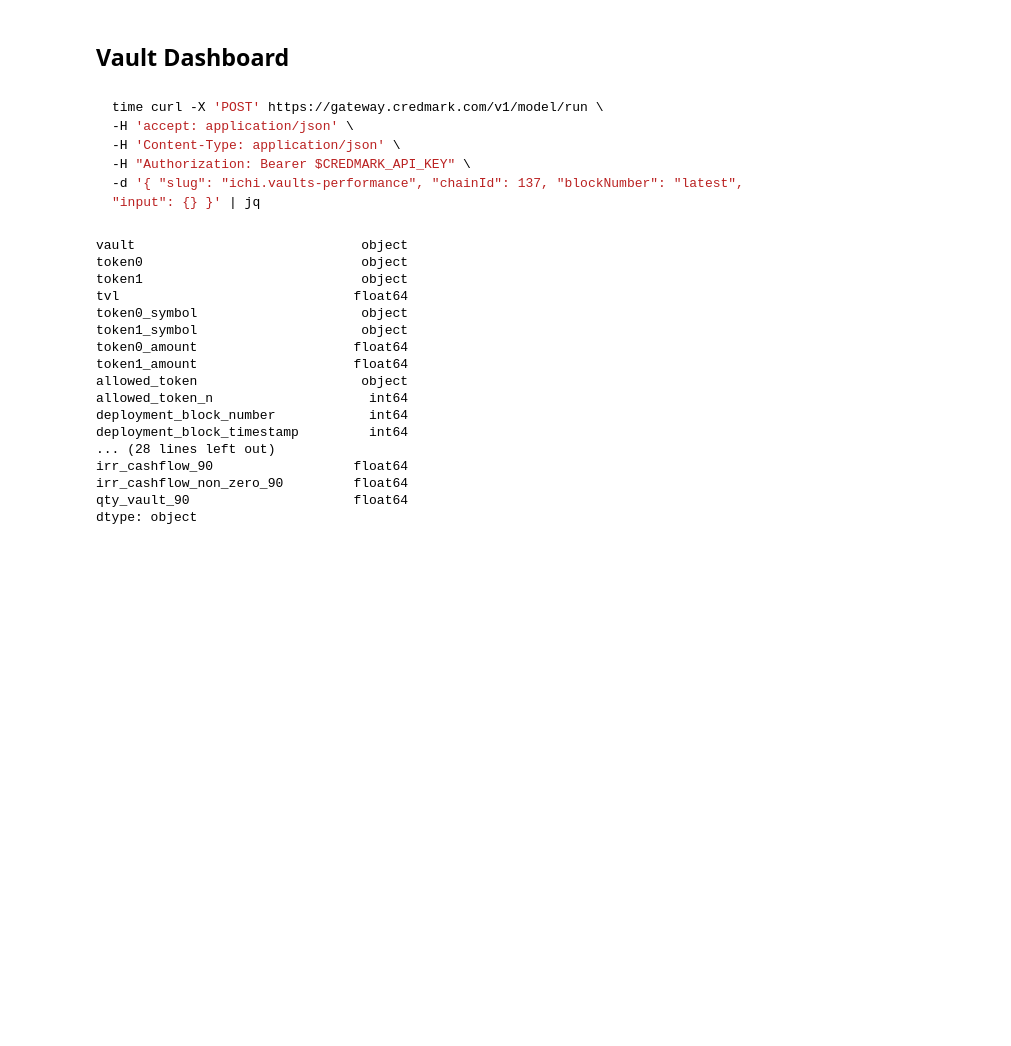
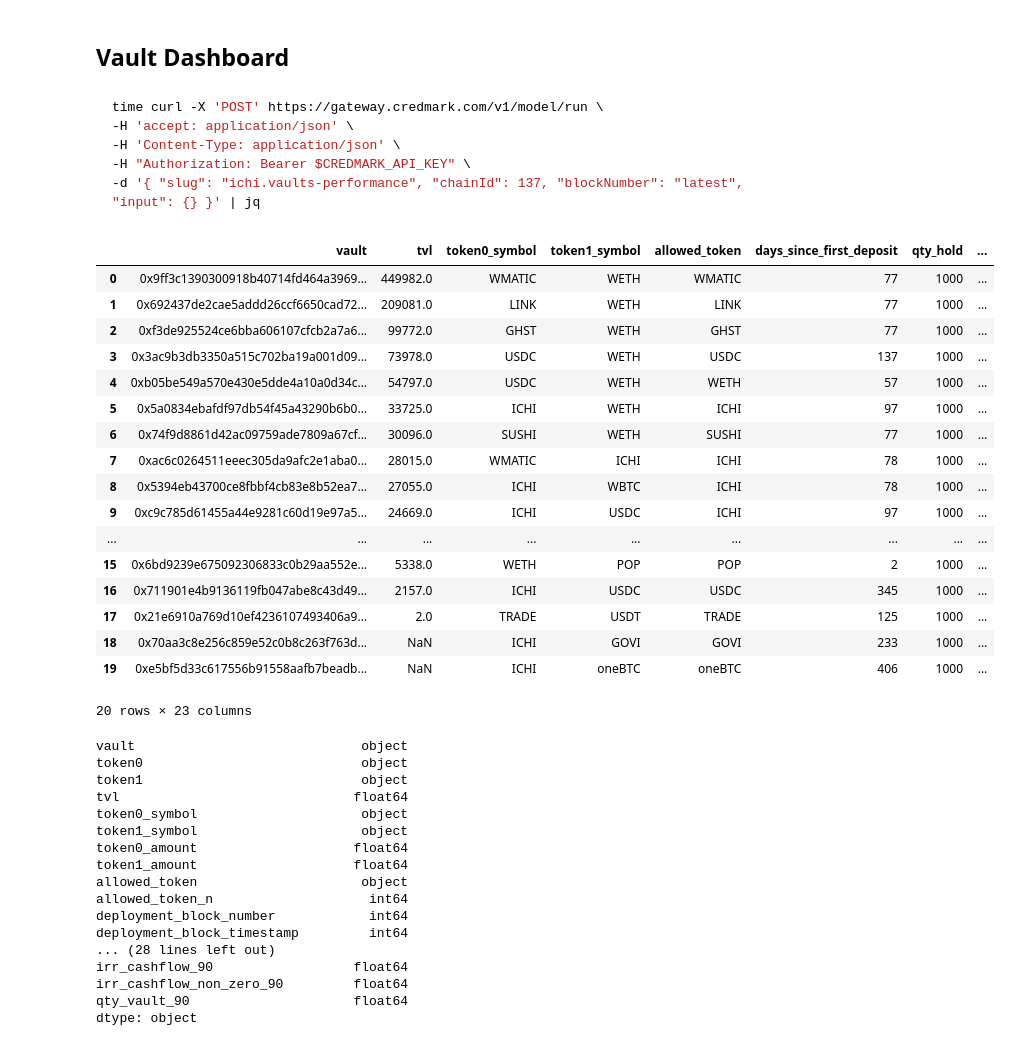
Before and after one commit to credmark/credmark-models-notebook, a Jupyter notebook: ichi/ichi_vault.ipynb, the cells around one changed output. Cells and saved outputs as stored; diff of their text form; code cells hidden in the pictures; blank space fills up the shorter version.

```diff
--- a/ichi/ichi_vault.ipynb
+++ b/ichi/ichi_vault.ipynb
@@ -54,8 +54,7 @@ event_sel = 'Deposit'
 # burn partial position ?, burn share o
 # mint position based on how much token to deposit
 
-os.mkdir(f'{fix_block_number}') if not os.path.isdir(
-    f'{fix_block_number}') else None
+# os.mkdir(f'{fix_block_number}') if not os.path.isdir(f'{fix_block_number}') else None
 
 for vault_addr in IchiVaults.ICHI_POLYGON_VAULTS:
     # if Address(vault_addr) == Address('0x70Aa3c8e256c859e52c0B8C263f763D9051B95e1'):
@@ -78,7 +77,7 @@ for vault_addr in IchiVaults.ICHI_POLYGON_VAULTS:
     (dfs[event_sel]
         .loc[:, ['event', 'logIndex', 'transactionIndex', 'address',
                  'blockNumber', 'sender', 'to', 'shares', 'amount0', 'amount1']]
-        .to_csv(os.path.join(f'{fix_block_number}', f'{vault_addr}_{event_sel}.csv'))
+        # .to_csv(os.path.join(f'{fix_block_number}', f'{vault_addr}_{event_sel}.csv'))
      )
 
     for n_row, row in dfs[event_sel].iterrows():
@@ -116,7 +115,7 @@ for vault_addr in IchiVaults.ICHI_POLYGON_VAULTS:
                  'total_amount_in_token', 'total_supply_scaled', 'vault_token_ratio',
                  'amount_per_share', 'amount', 'shares', 'diff_ratio'])
 
-    df_vault_rows.to_csv(os.path.join(f'{fix_block_number}', f'{vault_addr}_{event_sel}_compare.csv'), index=False)
+    # df_vault_rows.to_csv(os.path.join(f'{fix_block_number}', f'{vault_addr}_{event_sel}_compare.csv'), index=False)
 
 display(df_vault_rows)
 # %% [output]
@@ -185,34 +184,53 @@ df_vaults_performance = pd.DataFrame(result['data'])
             [f'irr_cashflow_non_zero{i}' for i in ['', '_7', '_30', '_60']]]
     .sort_values('tvl', ascending=False)
     .reset_index(drop=True)
     .assign(
     tvl=lambda df: round(df.tvl, 0),
             days_since_first_deposit=lambda df: df.days_since_first_deposit.astype(
                 int),
             qty_hold=lambda df: round(df.qty_hold, 1),
 
             qty_vault=lambda df: round(df.qty_vault, 1),
             qty_vault_7=lambda df: round(df.qty_vault_7, 1),
             qty_vault_30=lambda df: round(df.qty_vault_30, 1),
             qty_vault_60=lambda df: round(df.qty_vault_60, 1),
 
             return_rate=lambda df: round(df.return_rate * 100, 1),
             return_rate_7=lambda df: round(df.return_rate_7 * 100, 1),
             return_rate_30=lambda df: round(df.return_rate_30 * 100, 1),
             return_rate_60=lambda df: round(df.return_rate_60 * 100, 1),
 
             irr_cashflow=lambda df: round(df.irr_cashflow * 100, 1),
             irr_cashflow_7=lambda df: round(df.irr_cashflow_7 * 100, 1),
             irr_cashflow_30=lambda df: round(df.irr_cashflow_30 * 100, 1),
             irr_cashflow_60=lambda df: round(df.irr_cashflow_60 * 100, 1),
 
             irr_cashflow_non_zero=lambda df: (df.irr_cashflow_non_zero * 100).astype(float),
             irr_cashflow_non_zero_7=lambda df: (df.irr_cashflow_non_zero_7 * 100).astype(float),
             irr_cashflow_non_zero_30=lambda df: (df.irr_cashflow_non_zero_30 * 100).astype(float),
             irr_cashflow_non_zero_60=lambda df: (df.irr_cashflow_non_zero_60 * 100).astype(float),
             )
-    .to_csv('df_vaults_performance_updated6.csv', index=False)
+    # .to_csv('df_vaults_performance_updated6.csv', index=False)
  )
+# %% [output]
+|  | vault | tvl | token0_symbol | token1_symbol | allowed_token | days_since_first_deposit | qty_hold | ... |
+| 0 | 0x9ff3c1390300918b40714fd464a3969... | 449982.0 | WMATIC | WETH | WMATIC | 77 | 1000 | ... |
+| 1 | 0x692437de2cae5addd26ccf6650cad72... | 209081.0 | LINK | WETH | LINK | 77 | 1000 | ... |
+| 2 | 0xf3de925524ce6bba606107cfcb2a7a6... | 99772.0 | GHST | WETH | GHST | 77 | 1000 | ... |
+| 3 | 0x3ac9b3db3350a515c702ba19a001d09... | 73978.0 | USDC | WETH | USDC | 137 | 1000 | ... |
+| 4 | 0xb05be549a570e430e5dde4a10a0d34c... | 54797.0 | USDC | WETH | WETH | 57 | 1000 | ... |
+| 5 | 0x5a0834ebafdf97db54f45a43290b6b0... | 33725.0 | ICHI | WETH | ICHI | 97 | 1000 | ... |
+| 6 | 0x74f9d8861d42ac09759ade7809a67cf... | 30096.0 | SUSHI | WETH | SUSHI | 77 | 1000 | ... |
+| 7 | 0xac6c0264511eeec305da9afc2e1aba0... | 28015.0 | WMATIC | ICHI | ICHI | 78 | 1000 | ... |
+| 8 | 0x5394eb43700ce8fbbf4cb83e8b52ea7... | 27055.0 | ICHI | WBTC | ICHI | 78 | 1000 | ... |
+| 9 | 0xc9c785d61455a44e9281c60d19e97a5... | 24669.0 | ICHI | USDC | ICHI | 97 | 1000 | ... |
+| ... | ... | ... | ... | ... | ... | ... | ... | ... |
+| 15 | 0x6bd9239e675092306833c0b29aa552e... | 5338.0 | WETH | POP | POP | 2 | 1000 | ... |
+| 16 | 0x711901e4b9136119fb047abe8c43d49... | 2157.0 | ICHI | USDC | USDC | 345 | 1000 | ... |
+| 17 | 0x21e6910a769d10ef4236107493406a9... | 2.0 | TRADE | USDT | TRADE | 125 | 1000 | ... |
+| 18 | 0x70aa3c8e256c859e52c0b8c263f763d... | NaN | ICHI | GOVI | GOVI | 233 | 1000 | ... |
+| 19 | 0xe5bf5d33c617556b91558aafb7beadb... | NaN | ICHI | oneBTC | oneBTC | 406 | 1000 | ... |
+20 rows × 23 columns
 # %%
 df_vaults_performance.dtypes
 # %% [output]
```
Also changed, not shown: parts of 1 cell of this notebook, 39 other files.
